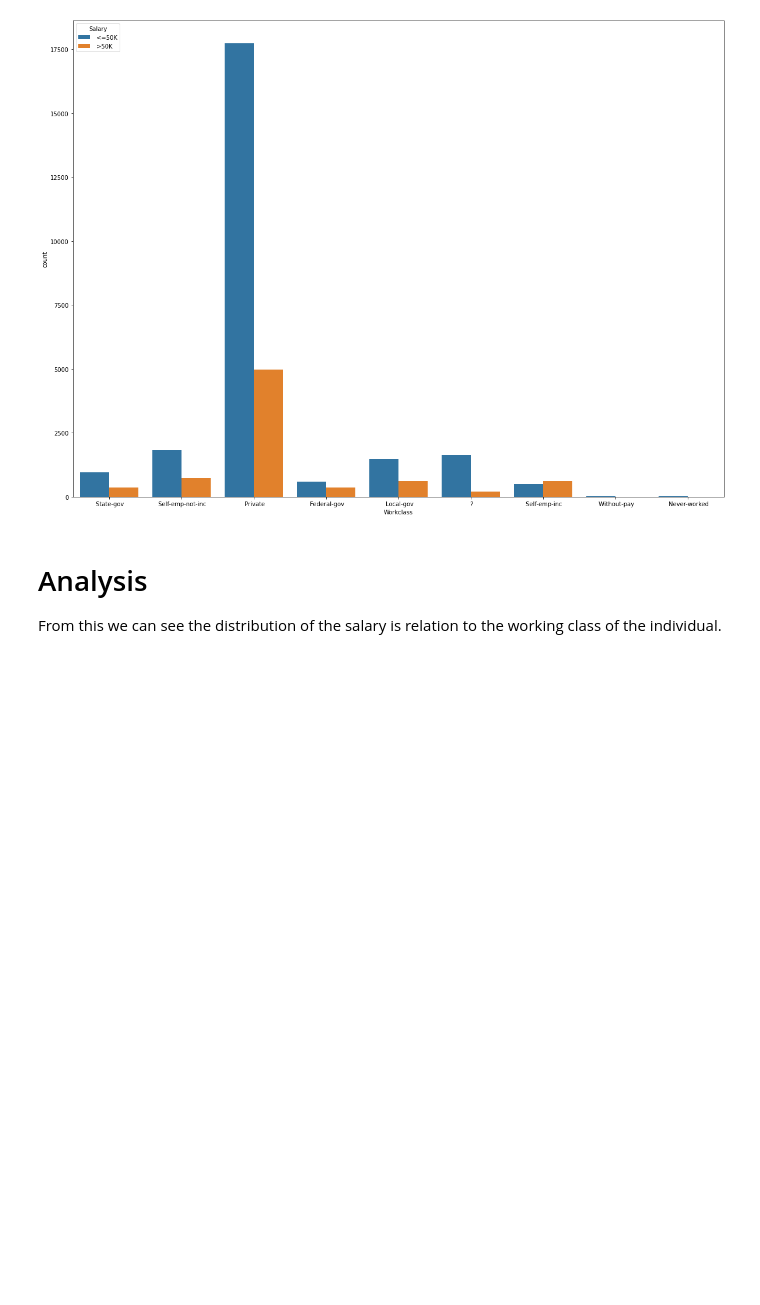
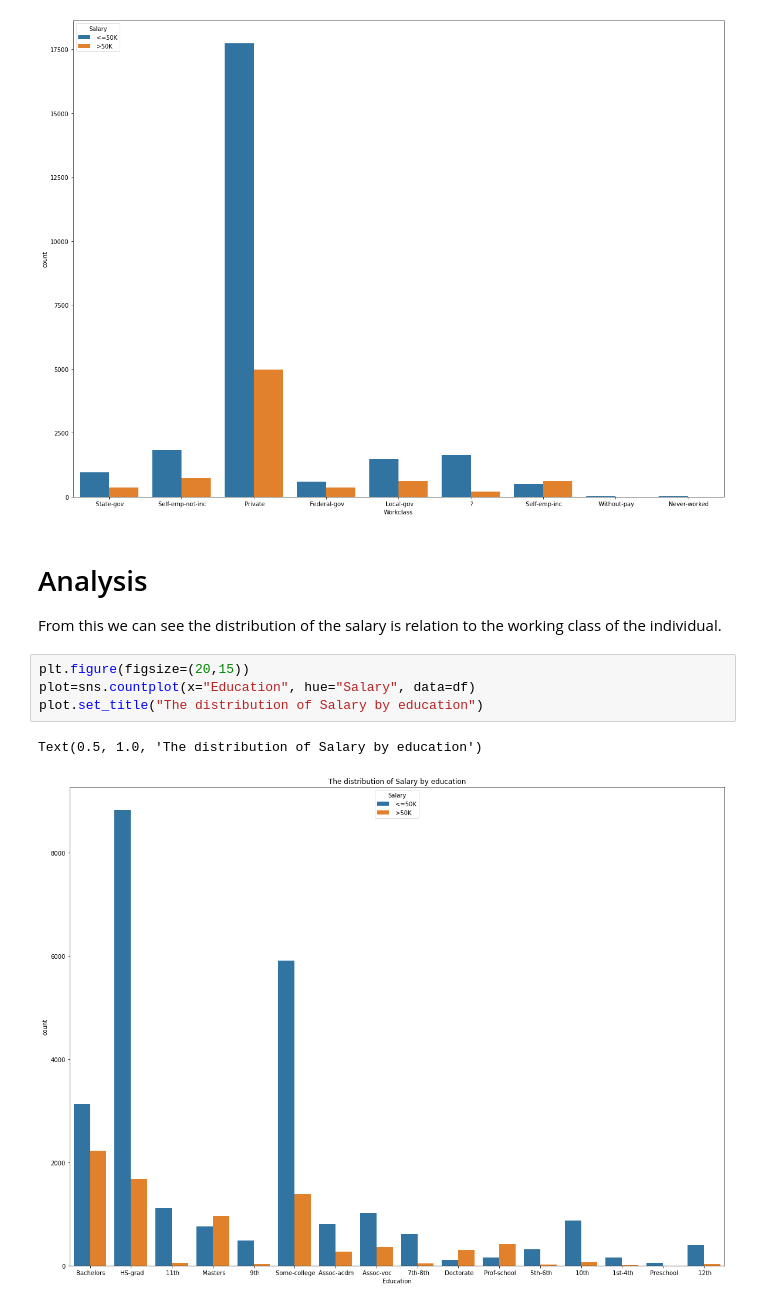
Before and after one commit to kylenelwan/data301, a Jupyter notebook: analysis/submitted/Milestone2_Task5.ipynb, the cells around one changed output. Saved outputs shown, nothing was run; the diff lists cells and outputs as text; blank space fills up the shorter version.

Commit message:
Added some graph for personal analysis and for the group submission

```diff
--- a/analysis/submitted/Milestone2_Task5.ipynb
+++ b/analysis/submitted/Milestone2_Task5.ipynb
@@ -53,3 +53,10 @@ Text(0.5, 1.0, '')
 # %% [markdown]
 # Analysis
 From this we can see the distribution of the salary is relation to the working class of the individual.
+# %%
+plt.figure(figsize=(20,15))
+plot=sns.countplot(x="Education", hue="Salary", data=df)
+plot.set_title("The distribution of Salary by education")
+# %% [output]
+Text(0.5, 1.0, 'The distribution of Salary by education')
+[figure, added]
```
Also changed, not shown: parts of 14 cells of this notebook, 5 other files.
